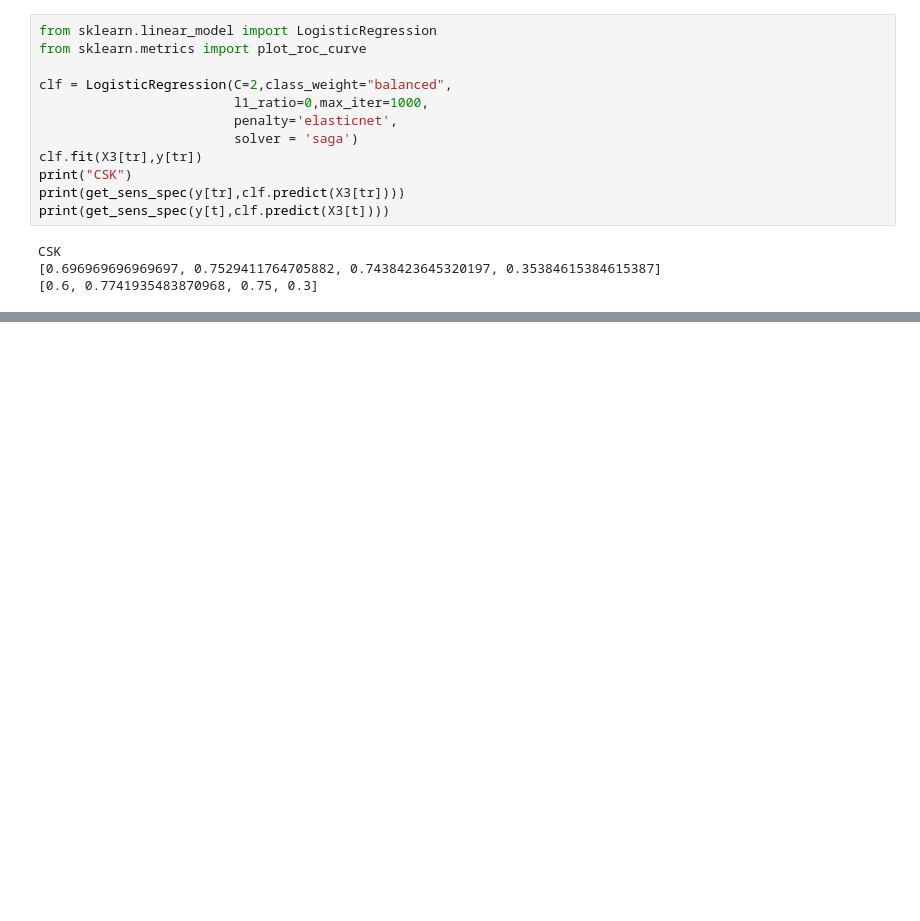
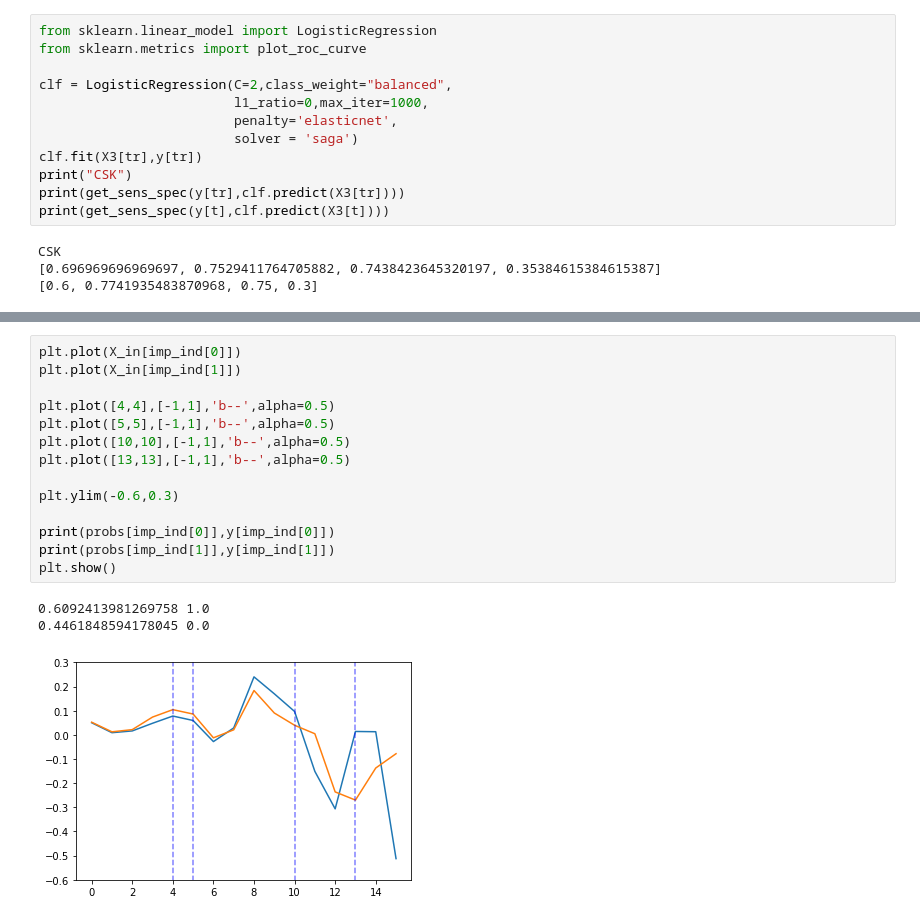
Before and after one commit to SigmaRichards/CapstoneUnitPersonal, a Jupyter notebook: CSDY_LR.ipynb, the cells around one changed output, grey strips where cells are left out. Drawn from its saved outputs; the diff is of its cells as text; blank space fills up the shorter version.

```diff
--- a/CSDY_LR.ipynb
+++ b/CSDY_LR.ipynb
@@ -116,0 +172,18 @@ CSK
+# %%
+plt.plot(X_in[imp_ind[0]])
+plt.plot(X_in[imp_ind[1]])
+
+plt.plot([4,4],[-1,1],'b--',alpha=0.5)
+plt.plot([5,5],[-1,1],'b--',alpha=0.5)
+plt.plot([10,10],[-1,1],'b--',alpha=0.5)
+plt.plot([13,13],[-1,1],'b--',alpha=0.5)
+
+plt.ylim(-0.6,0.3)
+
+print(probs[imp_ind[0]],y[imp_ind[0]])
+print(probs[imp_ind[1]],y[imp_ind[1]])
+plt.show()
+# %% [output]
+0.6092413981269758 1.0
+0.4461848594178045 0.0
+[figure, added]
```
Also changed, not shown: parts of 8 cells of this notebook, 1 other file.
